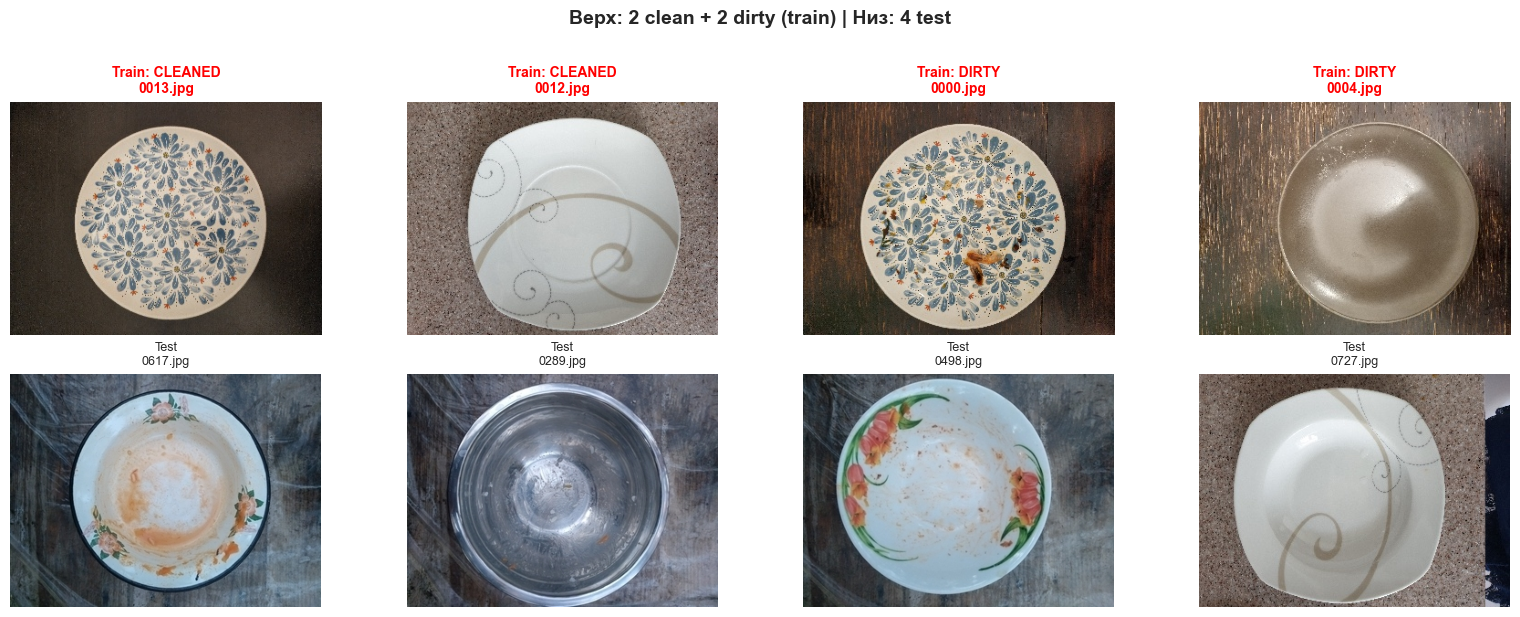
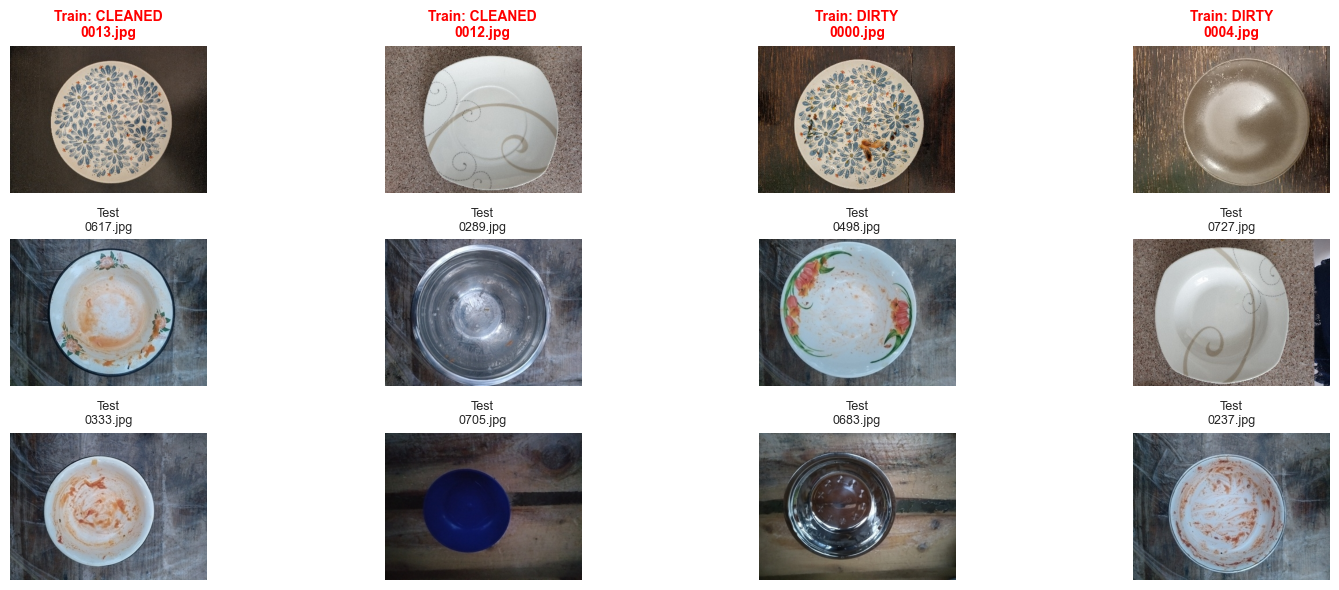
The change to this notebook cell's code, shown as a diff; its figure went from the first image to the second:
--- before
+++ after
@@ -12,10 +12,10 @@
 clean_sample = random.sample(clean_files, 2)
 dirty_sample = random.sample(dirty_files, 2)
-test_sample = random.sample(test_files, 4)
+test_sample = random.sample(test_files, 8)
 
 train_sample = clean_sample + dirty_sample
 train_labels = ["cleaned"] * 2 + ["dirty"] * 2
 
-fig, axes = plt.subplots(2, 4, figsize=(16, 6))
+fig, axes = plt.subplots(3, 4, figsize=(16, 6))
 axes = axes.flatten()
 
@@ -29,5 +29,5 @@
     axes[i].axis('off')
 
-# Нижняя строка: 4 из test
+# Нижняя строка: 8 из test
 for i, img_path in enumerate(test_sample):
     img = Image.open(img_path)
@@ -36,6 +36,6 @@
     axes[i + 4].axis('off')
 
-plt.suptitle('Верх: 2 clean + 2 dirty (train) | Низ: 4 test', 
-             fontsize=14, fontweight='bold', y=1.02)
+# plt.suptitle('Верх: 2 clean + 2 dirty (train) | Низ: 4 test', 
+#              fontsize=14, fontweight='bold', y=1.02)
 plt.tight_layout()
 plt.show()

Commit: Dataloader